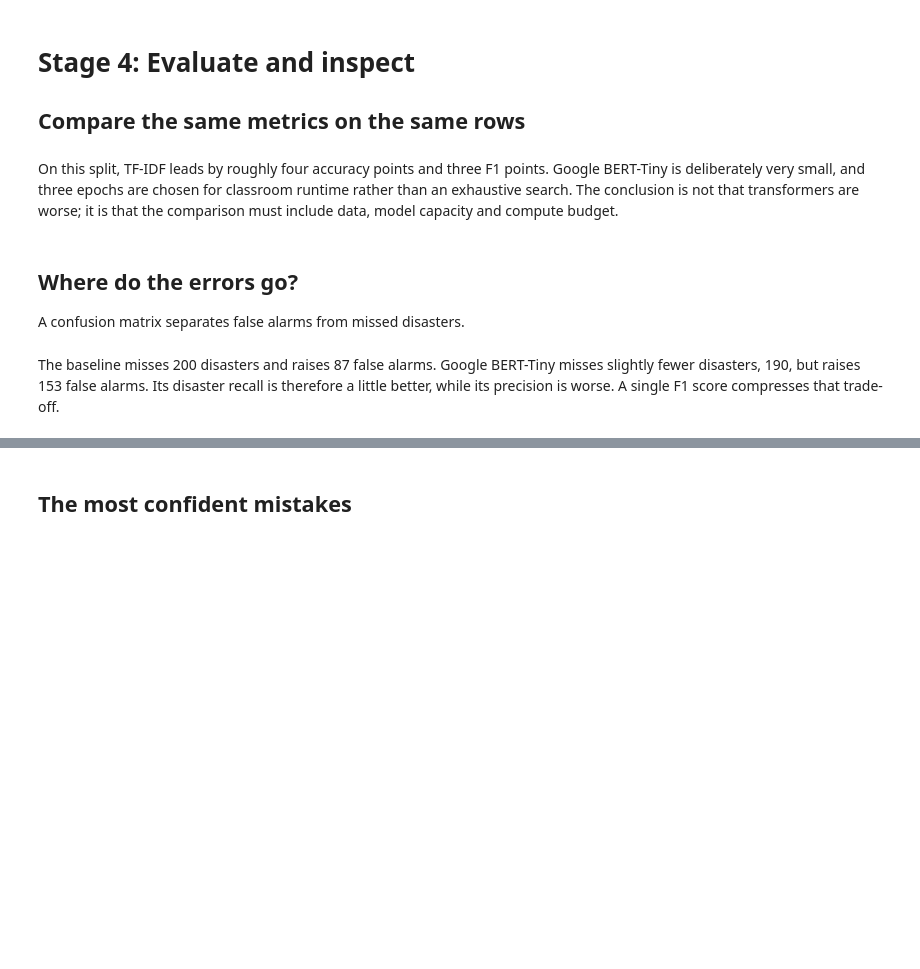
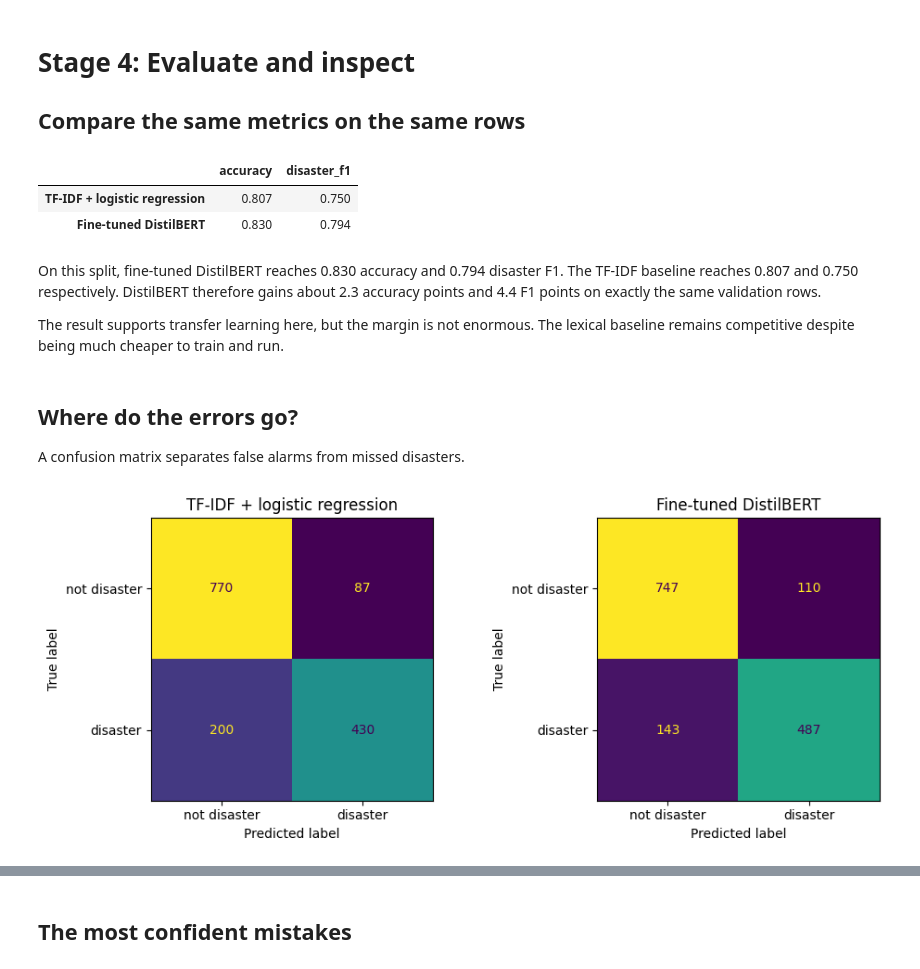
Before and after one commit to acastellanos-ie/NLP-MBDS-EN, a Jupyter notebook: 06_transfer_learning_and_fine_tuning/practice_solution.ipynb, the cells around one changed output, grey strips where cells are left out. Cells and saved outputs as stored; diff of their text form; code cells hidden in the pictures; blank space fills up the shorter version.

```diff
--- a/06_transfer_learning_and_fine_tuning/practice_solution.ipynb
+++ b/06_transfer_learning_and_fine_tuning/practice_solution.ipynb
@@ -375,11 +423,17 @@ transformer_metrics = {
 }
 comparison = pd.DataFrame(
     [baseline_metrics, transformer_metrics],
-    index=["TF-IDF + logistic regression", "Fine-tuned Google BERT-Tiny"],
+    index=["TF-IDF + logistic regression", "Fine-tuned DistilBERT"],
 )
 display(comparison.round(3))
+# %% [output]
+|  | accuracy | disaster_f1 |
+| TF-IDF + logistic regression | 0.807 | 0.750 |
+| Fine-tuned DistilBERT | 0.830 | 0.794 |
-# %% [markdown]
-On this split, TF-IDF leads by roughly four accuracy points and three F1 points. Google BERT-Tiny is deliberately very small, and three epochs are chosen for classroom runtime rather than an exhaustive search. The conclusion is not that transformers are worse; it is that the comparison must include data, model capacity and compute budget.
+# %% [markdown]
+On this split, fine-tuned DistilBERT reaches 0.830 accuracy and 0.794 disaster F1. The TF-IDF baseline reaches 0.807 and 0.750 respectively. DistilBERT therefore gains about 2.3 accuracy points and 4.4 F1 points on exactly the same validation rows.
+
+The result supports transfer learning here, but the margin is not enormous. The lexical baseline remains competitive despite being much cheaper to train and run.
 # %% [markdown]
 ## Where do the errors go?
 
@@ -387,18 +441,18 @@ A confusion matrix separates false alarms from missed disasters.
 # %%
 import matplotlib.pyplot as plt
 from sklearn.metrics import ConfusionMatrixDisplay, confusion_matrix
 
 fig, axes = plt.subplots(1, 2, figsize=(10, 4))
 for axis, name, prediction in [
     (axes[0], "TF-IDF + logistic regression", baseline_prediction),
-    (axes[1], "Fine-tuned Google BERT-Tiny", transformer_prediction),
+    (axes[1], "Fine-tuned DistilBERT", transformer_prediction),
 ]:
     ConfusionMatrixDisplay(
         confusion_matrix(validation_df["target"], prediction),
         display_labels=["not disaster", "disaster"],
     ).plot(ax=axis, colorbar=False, values_format="d")
     axis.set_title(name)
 plt.tight_layout()
 plt.show()
+# %% [output]
+[figure, added]
-# %% [markdown]
-The baseline misses 200 disasters and raises 87 false alarms. Google BERT-Tiny misses slightly fewer disasters, 190, but raises 153 false alarms. Its disaster recall is therefore a little better, while its precision is worse. A single F1 score compresses that trade-off.
```
Also changed, not shown: parts of 30 cells of this notebook, 2 other files.
